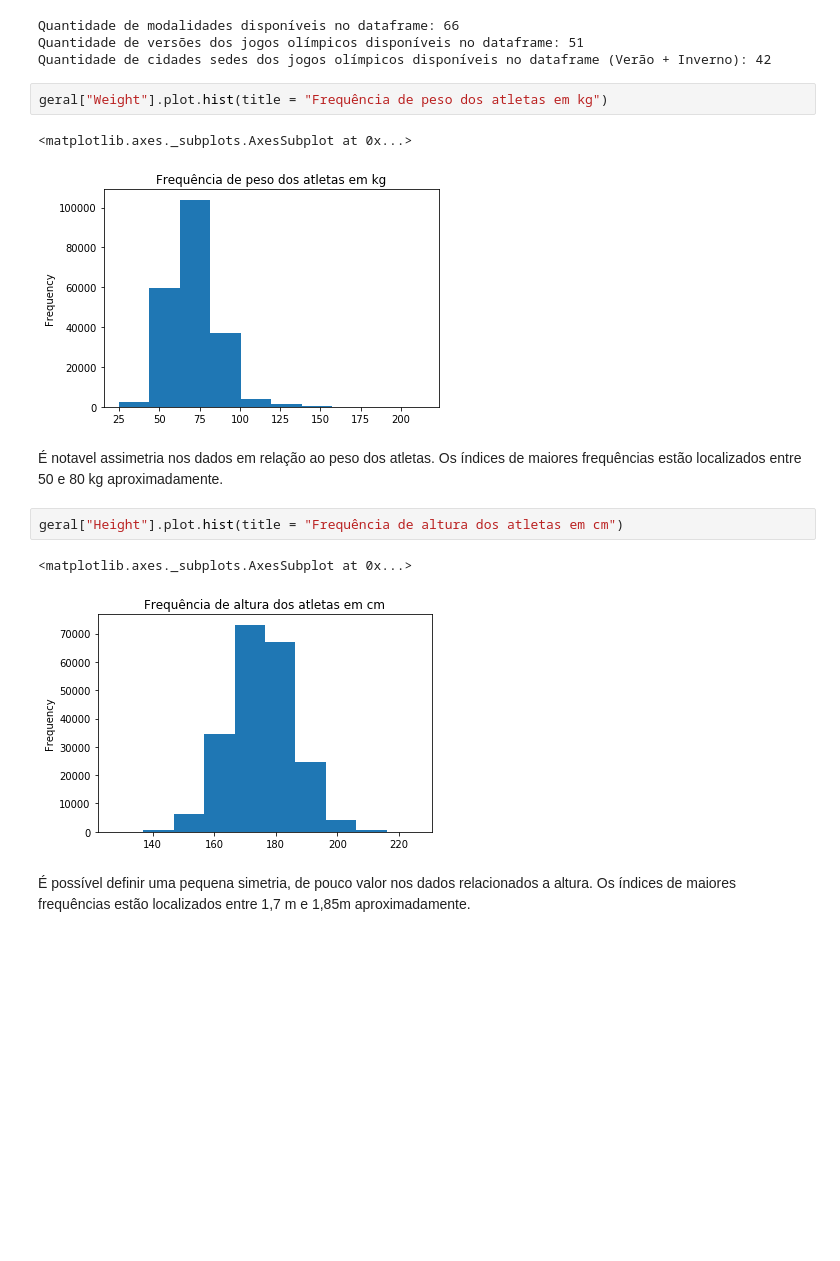
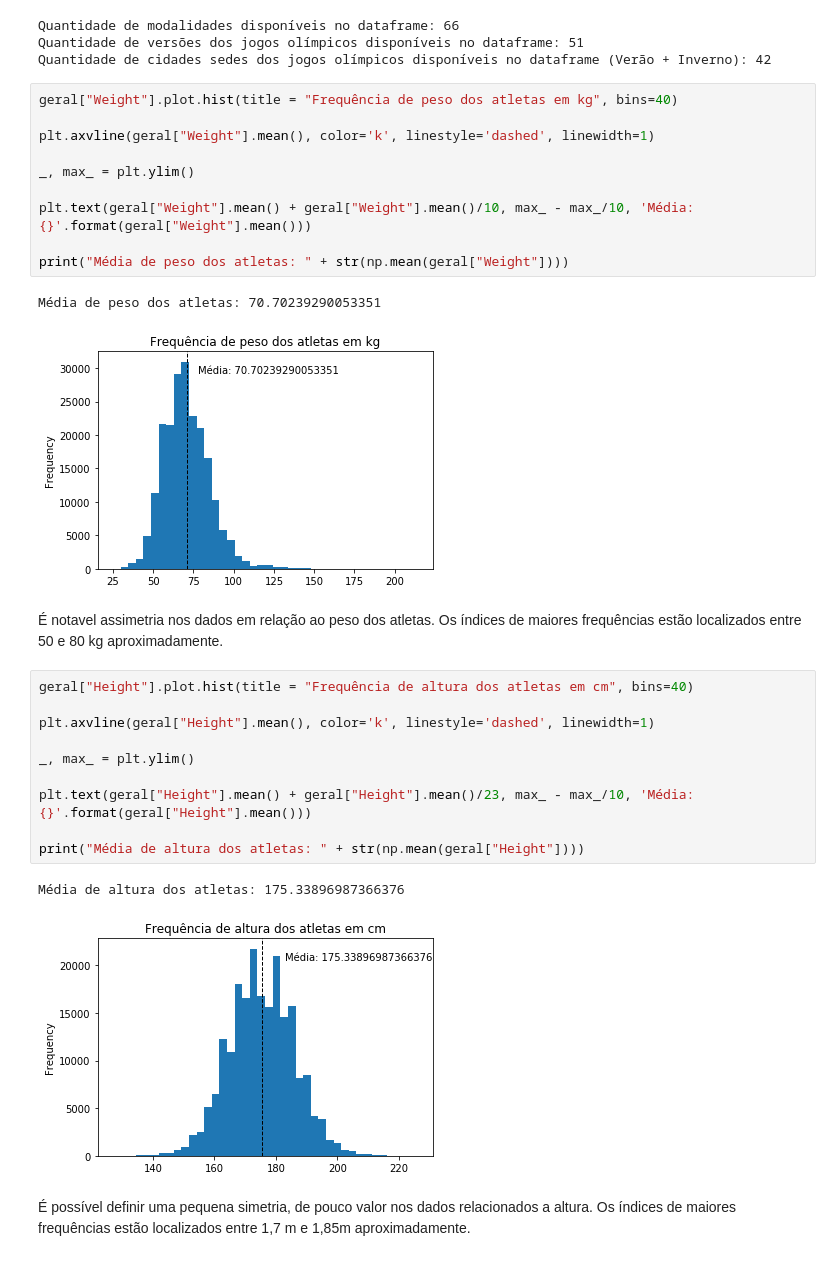
Before and after one commit to CaioFauza/Projeto3CDados, a Jupyter notebook: Projeto3.ipynb, the cells around one changed output. Saved outputs shown, nothing was run; the diff lists cells and outputs as text; blank space fills up the shorter version.

```diff
--- a/Projeto3.ipynb
+++ b/Projeto3.ipynb
@@ -46,18 +47,34 @@ print("Quantidade de cidades sedes dos jogos olímpicos disponíveis no datafram
 Quantidade de modalidades disponíveis no dataframe: 66
 Quantidade de versões dos jogos olímpicos disponíveis no dataframe: 51
 Quantidade de cidades sedes dos jogos olímpicos disponíveis no dataframe (Verão + Inverno): 42
-# %%
-geral["Weight"].plot.hist(title = "Frequência de peso dos atletas em kg")
-# %% [output]
-<matplotlib.axes._subplots.AxesSubplot at 0x...>
-[figure, removed]
+# %%
+geral["Weight"].plot.hist(title = "Frequência de peso dos atletas em kg", bins=40)
+
+plt.axvline(geral["Weight"].mean(), color='k', linestyle='dashed', linewidth=1)
+
+_, max_ = plt.ylim()
+
+plt.text(geral["Weight"].mean() + geral["Weight"].mean()/10, max_ - max_/10, 'Média: {}'.format(geral["Weight"].mean()))
+
+print("Média de peso dos atletas: " + str(np.mean(geral["Weight"])))
+# %% [output]
+Média de peso dos atletas: 70.70239290053351
+[figure, added]
 # %% [markdown]
 É notavel assimetria nos dados em relação ao peso dos atletas. Os índices de maiores frequências estão localizados entre 50 e 80 kg aproximadamente.
-# %%
-geral["Height"].plot.hist(title = "Frequência de altura dos atletas em cm")
-# %% [output]
-<matplotlib.axes._subplots.AxesSubplot at 0x...>
-[figure, removed]
+# %%
+geral["Height"].plot.hist(title = "Frequência de altura dos atletas em cm", bins=40)
+
+plt.axvline(geral["Height"].mean(), color='k', linestyle='dashed', linewidth=1)
+
+_, max_ = plt.ylim()
+
+plt.text(geral["Height"].mean() + geral["Height"].mean()/23, max_ - max_/10, 'Média: {}'.format(geral["Height"].mean()))
+
+print("Média de altura dos atletas: " + str(np.mean(geral["Height"])))
+# %% [output]
+Média de altura dos atletas: 175.33896987366376
+[figure, added]
 # %% [markdown]
 É possível definir uma pequena simetria, de pouco valor nos dados relacionados a altura. Os índices de maiores frequências estão localizados entre 1,7 m e 1,85m aproximadamente.
 # %%
```
Also changed, not shown: parts of 7 cells of this notebook.
